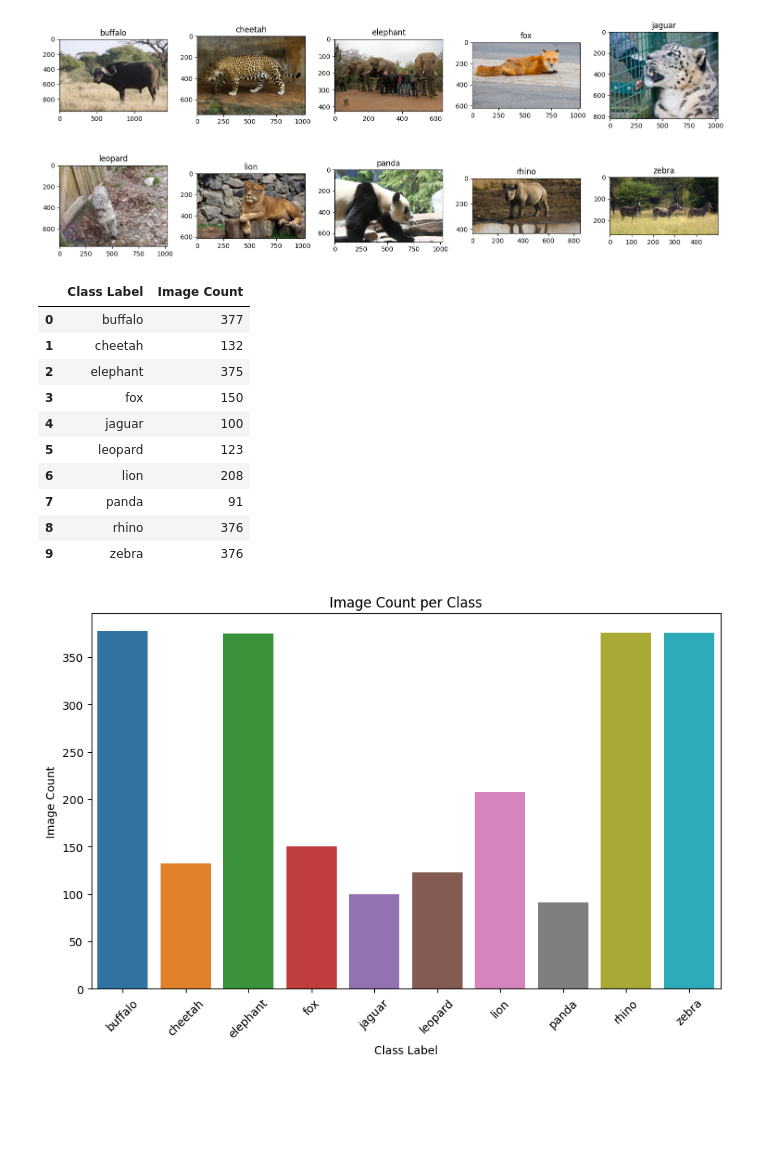
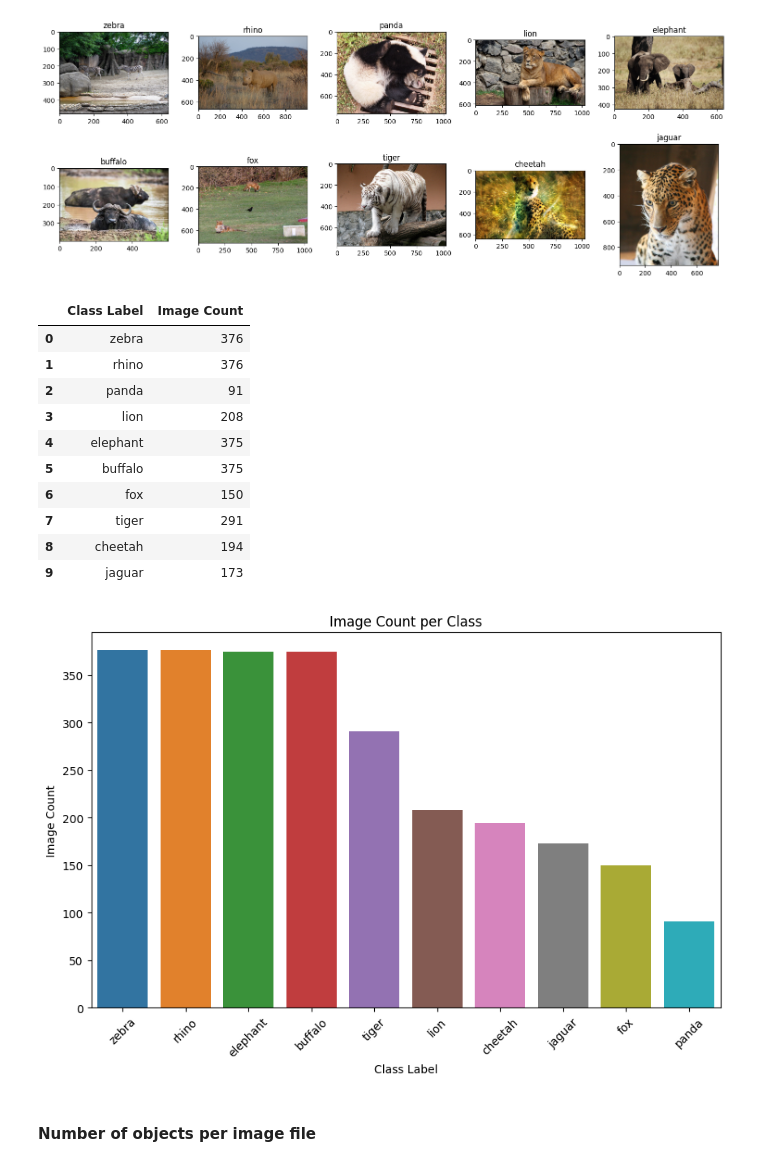
Before and after one commit to Ajeji/OpenCV, a Jupyter notebook: Team_OpenCV_EDA.ipynb, the cells around one changed output. Drawn from its saved outputs; the diff is of its cells as text; code cells hidden in the pictures; blank space fills up the shorter version.

```diff
--- a/Team_OpenCV_EDA.ipynb
+++ b/Team_OpenCV_EDA.ipynb
@@ -19,5 +23,8 @@ from PIL import Image, ImageDraw
 import cv2
 # %%
-# Set the data directory and folder names
-data_dir = '/content/drive/MyDrive/animal_dataset'
-folders = ['buffalo', 'cheetah', 'elephant', 'fox', 'jaguar', 'leopard', 'lion', 'panda', 'rhino', 'zebra']
+# Set the data directory and folders
+data_dir = '/content/drive/MyDrive/Colab_Notebooks/raw'
+folders = os.listdir(data_dir)
+
+for folder in folders:
+    print(folder)
@@ -49,9 +66,9 @@ The dataset consists of 2308 images, while there are 2320 annotation files. This
 # %%
-# Create subplots to display one image from each class
+# Create subplots to display one image from each folder
 fig, axs = plt.subplots(2, 5, figsize=(15, 6))
 axs = axs.ravel()
 
-# Loop through the folders and display one image from each class
+# Loop through the folders and display one image from each folder
 for i, folder in enumerate(folders):
     folder_path = os.path.join(data_dir, folder)
     image_files = [f for f in os.listdir(folder_path) if f.endswith('.jpg')]
@@ -65,7 +82,7 @@ for i, folder in enumerate(folders):
 plt.tight_layout()
 plt.show()
 # %% [output]
-[figure, old version]
+[figure, new version]
 # %%
 # Class label and image count
 class_labels = []
@@ -83,24 +100,29 @@ df = pd.DataFrame({'Class Label': class_labels, 'Image Count': image_counts})
 df
 # %% [output]
 |  | Class Label | Image Count |
-| 0 | buffalo | 377 |
-| 1 | cheetah | 132 |
-| 2 | elephant | 375 |
-| 3 | fox | 150 |
-| 4 | jaguar | 100 |
-| 5 | leopard | 123 |
-| 6 | lion | 208 |
-| 7 | panda | 91 |
-| 8 | rhino | 376 |
-| 9 | zebra | 376 |
+| 0 | zebra | 376 |
+| 1 | rhino | 376 |
+| 2 | panda | 91 |
+| 3 | lion | 208 |
+| 4 | elephant | 375 |
+| 5 | buffalo | 375 |
+| 6 | fox | 150 |
+| 7 | tiger | 291 |
+| 8 | cheetah | 194 |
+| 9 | jaguar | 173 |
 # %%
+# Sort the dataframe by image count
+df_sorted = df.sort_values('Image Count', ascending=False)
+
 # Plot bar chart
 plt.figure(figsize=(10, 6))
-sns.barplot(x='Class Label', y='Image Count', data=df)
+sns.barplot(x='Class Label', y='Image Count', data=df_sorted)
 plt.xticks(rotation=45)
 plt.xlabel('Class Label')
 plt.ylabel('Image Count')
 plt.title('Image Count per Class')
 plt.show()
 # %% [output]
-[figure, old version]
+[figure, new version]
+# %% [markdown]
+#### **Number of objects per image file**
```
Also changed, not shown: parts of 21 cells of this notebook.
